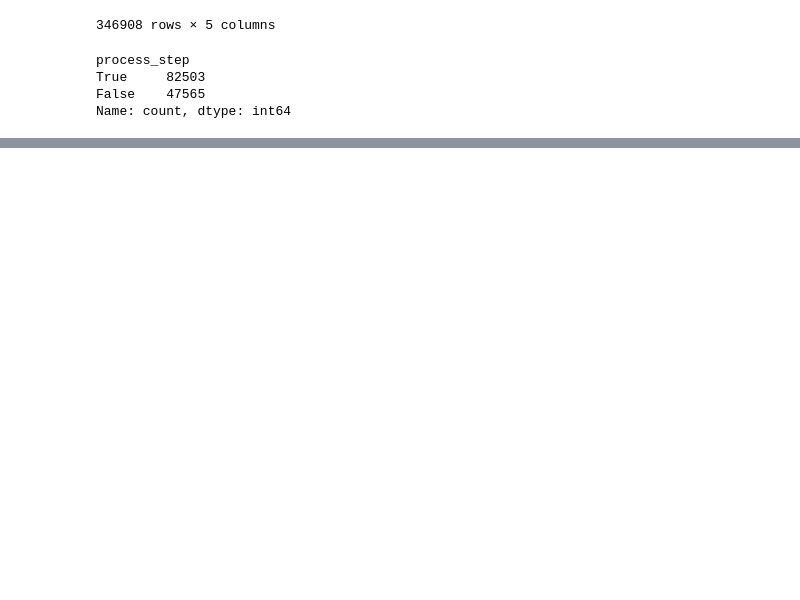
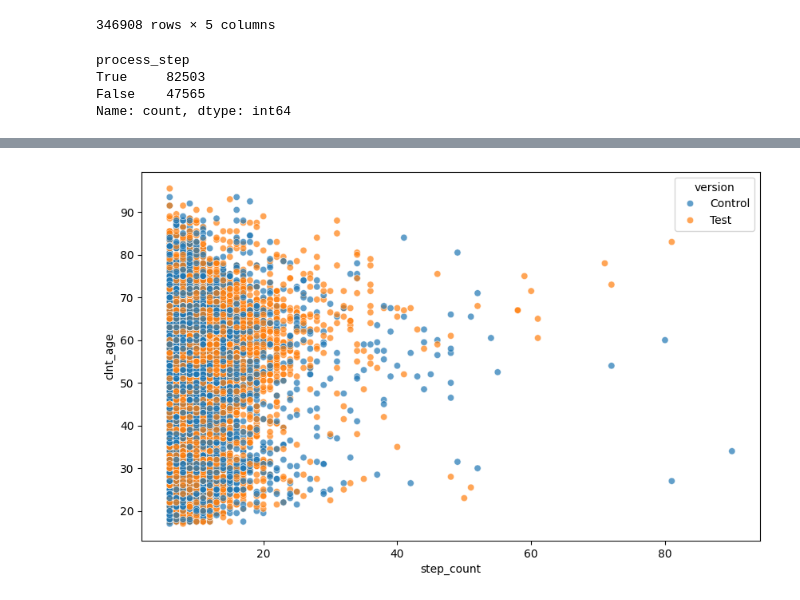
Before and after one commit to GemaVNZ/vanguard-ab-test, a Jupyter notebook: 00_PREVIO/start_vanguard.ipynb, the cells around one changed output, grey strips where cells are left out. Saved outputs shown, nothing was run; the diff lists cells and outputs as text; code cells hidden in the pictures; blank space fills up the shorter version.

```diff
--- a/00_PREVIO/start_vanguard.ipynb
+++ b/00_PREVIO/start_vanguard.ipynb
@@ -94,0 +106,4 @@ Name: count, dtype: int64
+# %%
+#Calculo cuántos dispositivos (visit_id) han utilizado
+disp_count = df_web_data_combinado.groupby('client_id')['visit_id'].nunique().reset_index()
+disp_count.columns = ['client_id', 'dispositivos']
@@ -94,0 +167,17 @@ Name: count, dtype: int64
+# %%
+plt.figure(figsize=(10, 6))
+
+sns.scatterplot(
+    data=final_table,
+    x='step_count',
+    y='clnt_age',
+    hue='version',
+    alpha=0.7
+)
+
+
+
+# Mostrar el gráfico
+plt.show()
+# %% [output]
+[figure, added]
```
Also changed, not shown: parts of 12 cells of this notebook.
